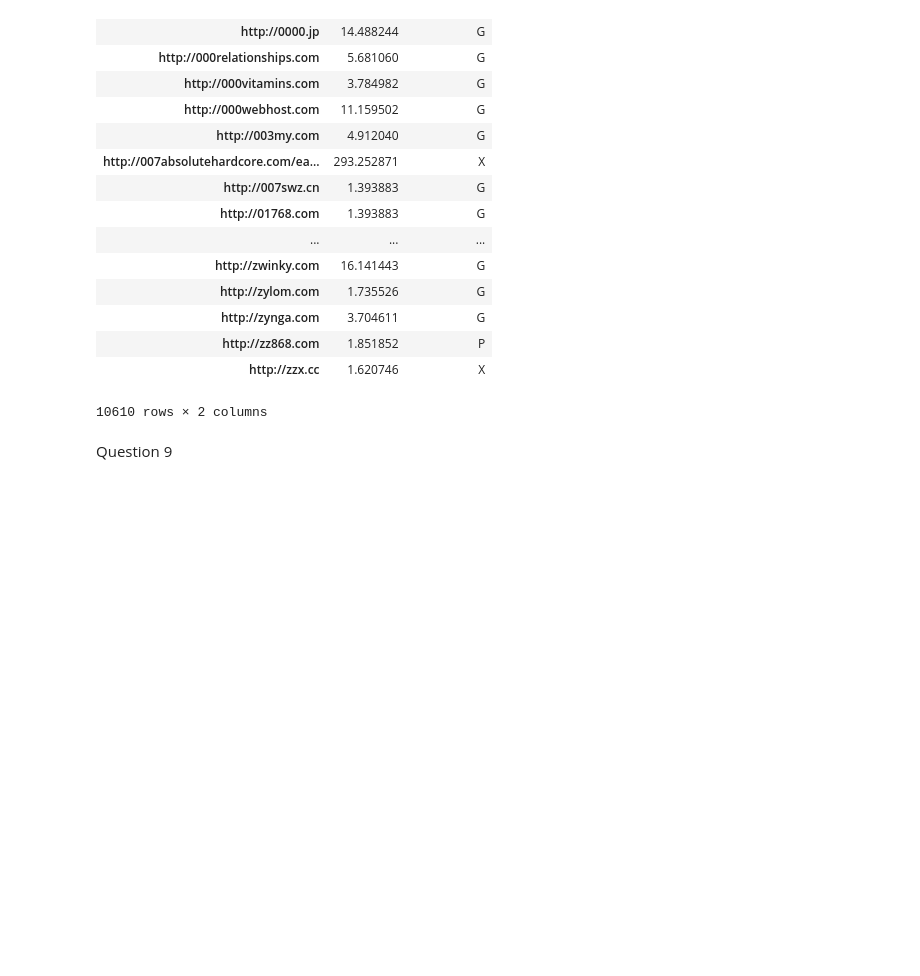
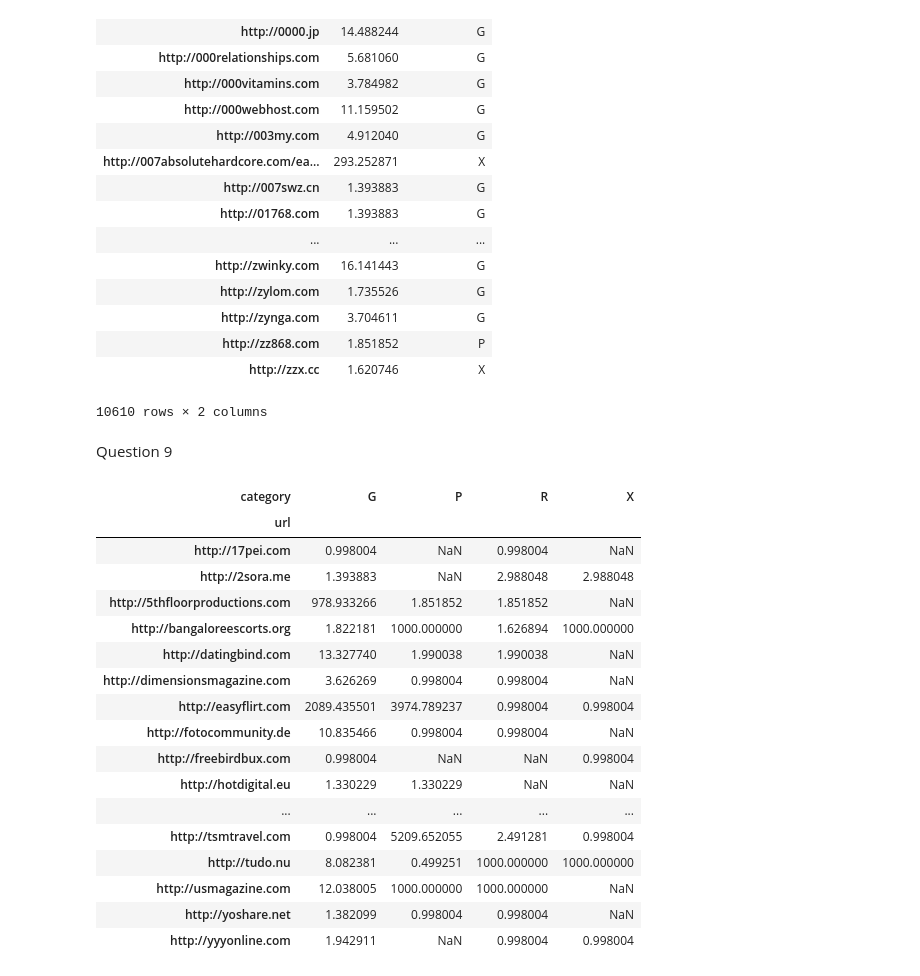
Before and after one commit to chenson2018/Data-Analytics-Programming-HW3, a Jupyter notebook: Henson HW3.ipynb, the cells around one changed output. Cells and saved outputs as stored; diff of their text form; code cells hidden in the pictures; blank space fills up the shorter version.

```diff
--- a/Henson HW3.ipynb
+++ b/Henson HW3.ipynb
@@ -244,3 +179,36 @@ result_75
 10610 rows × 2 columns
 # %% [markdown]
 Question 9
+# %%
+q3 = rater_goodness['total'].quantile(.25)
+reliable25 = rater_goodness[rater_goodness['total'] > q3].set_index('turk')
+appendOdds25 = pd.merge(reliable25[['odds']], labels_unknown, left_index = True, right_on = 'turk')
+byURL25 = appendOdds25.groupby(['url','category'])[['odds']].prod()
+result_25 = pd.DataFrame(byURL25['odds'].unstack('category'))
+
+gp = result_25[(result_25['G'] == result_25['P']) |
+               (result_25['G'] == result_25['R']) |
+               (result_25['G'] == result_25['X']) |
+               (result_25['P'] == result_25['R']) |
+               (result_25['P'] == result_25['X']) |
+               (result_25['R'] == result_25['X'])  ]
+gp
+# %% [output]
+| category | G | P | R | X |
+| url |  |  |  |  |
+| http://17pei.com | 0.998004 | NaN | 0.998004 | NaN |
+| http://2sora.me | 1.393883 | NaN | 2.988048 | 2.988048 |
+| http://5thfloorproductions.com | 978.933266 | 1.851852 | 1.851852 | NaN |
+| http://bangaloreescorts.org | 1.822181 | 1000.000000 | 1.626894 | 1000.000000 |
+| http://datingbind.com | 13.327740 | 1.990038 | 1.990038 | NaN |
+| http://dimensionsmagazine.com | 3.626269 | 0.998004 | 0.998004 | NaN |
+| http://easyflirt.com | 2089.435501 | 3974.789237 | 0.998004 | 0.998004 |
+| http://fotocommunity.de | 10.835466 | 0.998004 | 0.998004 | NaN |
+| http://freebirdbux.com | 0.998004 | NaN | NaN | 0.998004 |
+| http://hotdigital.eu | 1.330229 | 1.330229 | NaN | NaN |
+| ... | ... | ... | ... | ... |
+| http://tsmtravel.com | 0.998004 | 5209.652055 | 2.491281 | 0.998004 |
+| http://tudo.nu | 8.082381 | 0.499251 | 1000.000000 | 1000.000000 |
+| http://usmagazine.com | 12.038005 | 1000.000000 | 1000.000000 | NaN |
+| http://yoshare.net | 1.382099 | 0.998004 | 0.998004 | NaN |
+| http://yyyonline.com | 1.942911 | NaN | 0.998004 | 0.998004 |
```
Also changed, not shown: parts of 24 cells of this notebook.
